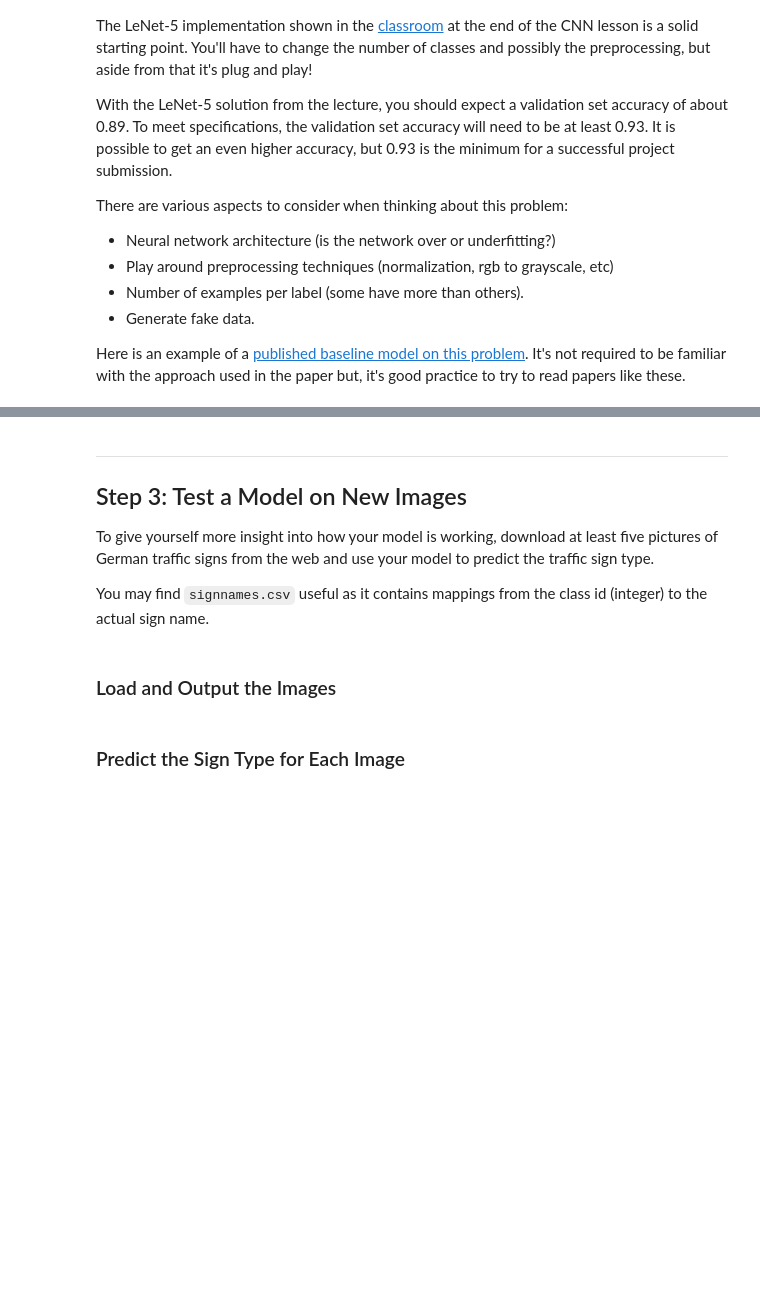
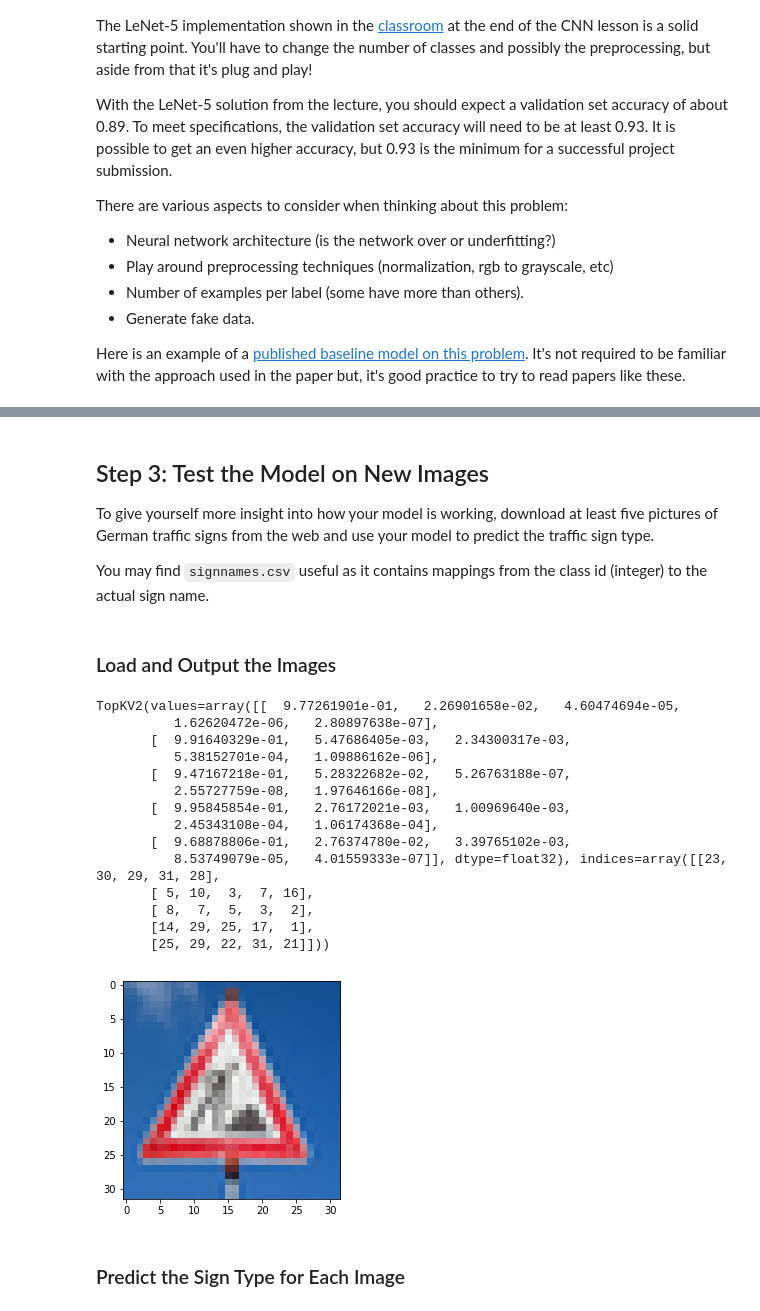
Before and after one commit to ymishin/SelfDrivingCar, a Jupyter notebook: CarND-TrafficSignClassifier-P2/TrafficSignClassifier.ipynb, the cells around one changed output, grey strips where cells are left out. Cells and saved outputs as stored; diff of their text form; code cells hidden in the pictures; blank space fills up the shorter version.

```diff
--- a/CarND-TrafficSignClassifier-P2/TrafficSignClassifier.ipynb
+++ b/CarND-TrafficSignClassifier-P2/TrafficSignClassifier.ipynb
@@ -148,0 +231,6 @@ Use the code cell (or multiple code cells, if necessary) to implement the first
+# %%
+x = tf.placeholder(tf.float32, (None, 32, 32, 3))
+y = tf.placeholder(tf.int32, (None))
+one_hot_y = tf.one_hot(y, 43)
+
+keep_prob = tf.placeholder(tf.float32)
@@ -148,0 +239,8 @@ Use the code cell (or multiple code cells, if necessary) to implement the first
+# %%
+rate = 0.001
+
+logits = CNN(x)
+cross_entropy = tf.nn.softmax_cross_entropy_with_logits(labels=one_hot_y, logits=logits)
+loss_operation = tf.reduce_mean(cross_entropy)
+optimizer = tf.train.AdamOptimizer(learning_rate=rate)
+training_operation = optimizer.minimize(loss_operation)
@@ -159,0 +312,7 @@ sets imply underfitting. A high accuracy on the training set but low accuracy on
+# %%
+with tf.Session() as sess:
+    saver.restore(sess, tf.train.latest_checkpoint('.'))
+
+    test_accuracy, test_loss = evaluate(X_test, y_test)
+    print("Test Accuracy = {:.3f}".format(test_accuracy))
+    print("Test Loss = {:.3f}".format(test_loss))
@@ -160,7 +322,5 @@ sets imply underfitting. A high accuracy on the training set but low accuracy on
 # %% [markdown]
----
-
-## Step 3: Test a Model on New Images
+## Step 3: Test the Model on New Images
 
 To give yourself more insight into how your model is working, download at least five pictures of German traffic signs from the web and use your model to predict the traffic sign type.
 
@@ -173,3 +330,42 @@ You may find `signnames.csv` useful as it contains mappings from the class id (i
+# %%
+### Load the images and plot them here.
+### Feel free to use as many code cells as needed.
+from PIL import Image
+import numpy as np
+
+sample_images = ['slippery_road.jpg', '80_kmh.jpg', '120_kmh.jpg', 'stop.jpg', 'road_work.jpg']
+sample_folder = './data/'
+
+sample_data = []
+for file in sample_images:
+    img = Image.open(sample_folder + file)
+    img = img.resize((32, 32), Image.ANTIALIAS)
+    sample_data.append(np.array(img))
+    plt.imshow(img)
+
+sample_data = (np.array(sample_data) - 128.0) / 128.0
+
+softmax = tf.nn.softmax(logits=logits)
+nn_top_k = tf.nn.top_k(softmax, k=5)
+with tf.Session() as sess:
+    saver.restore(sess, tf.train.latest_checkpoint('.'))
+    print(sess.run(nn_top_k, feed_dict={x: sample_data, keep_prob: 1.0}))
+# %% [output]
+TopKV2(values=array([[  9.77261901e-01,   2.26901658e-02,   4.60474694e-05,
+          1.62620472e-06,   2.80897638e-07],
+       [  9.91640329e-01,   5.47686405e-03,   2.34300317e-03,
+          5.38152701e-04,   1.09886162e-06],
+       [  9.47167218e-01,   5.28322682e-02,   5.26763188e-07,
+          2.55727759e-08,   1.97646166e-08],
+       [  9.95845854e-01,   2.76172021e-03,   1.00969640e-03,
+          2.45343108e-04,   1.06174368e-04],
+       [  9.68878806e-01,   2.76374780e-02,   3.39765102e-03,
+          8.53749079e-05,   4.01559333e-07]], dtype=float32), indices=array([[23, 30, 29, 31, 28],
+       [ 5, 10,  3,  7, 16],
+       [ 8,  7,  5,  3,  2],
+       [14, 29, 25, 17,  1],
+       [25, 29, 22, 31, 21]]))
+[figure, added]
 # %% [markdown]
 ### Predict the Sign Type for Each Image
 # %%
```
Also changed, not shown: parts of 25 cells of this notebook, 5 other files.
